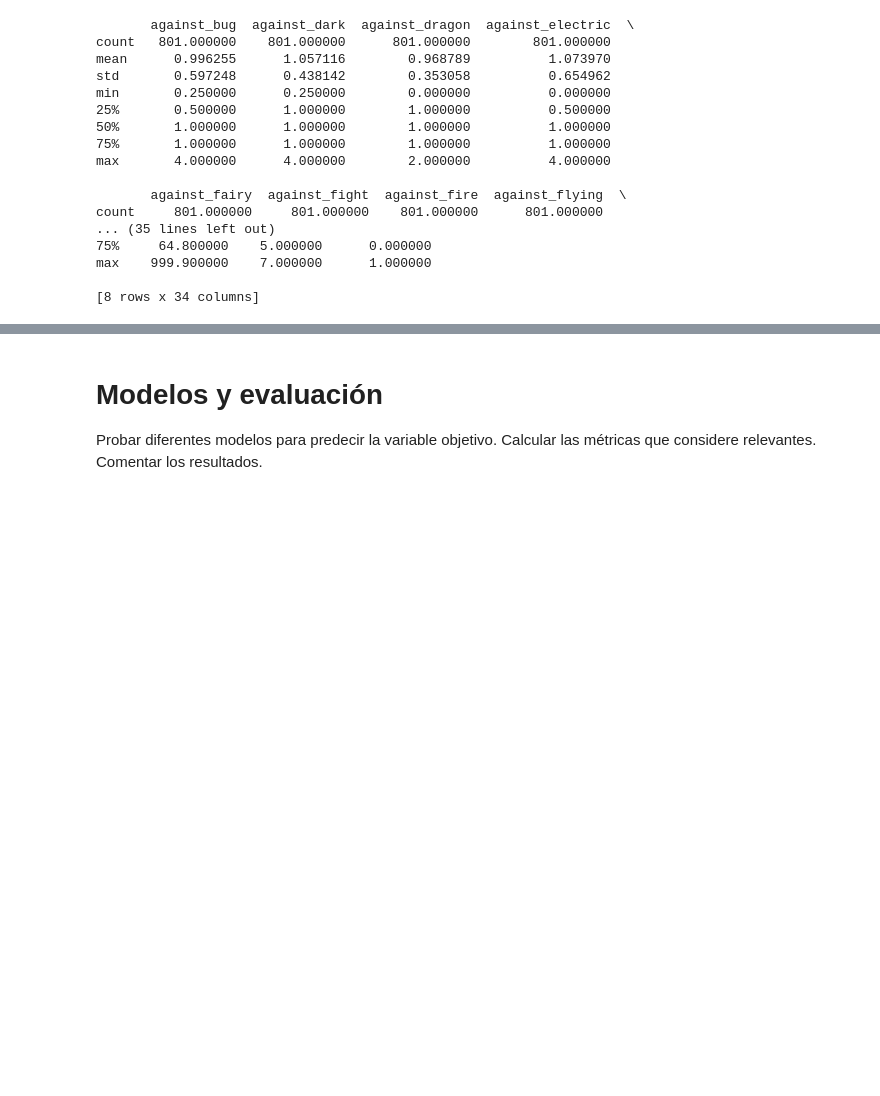
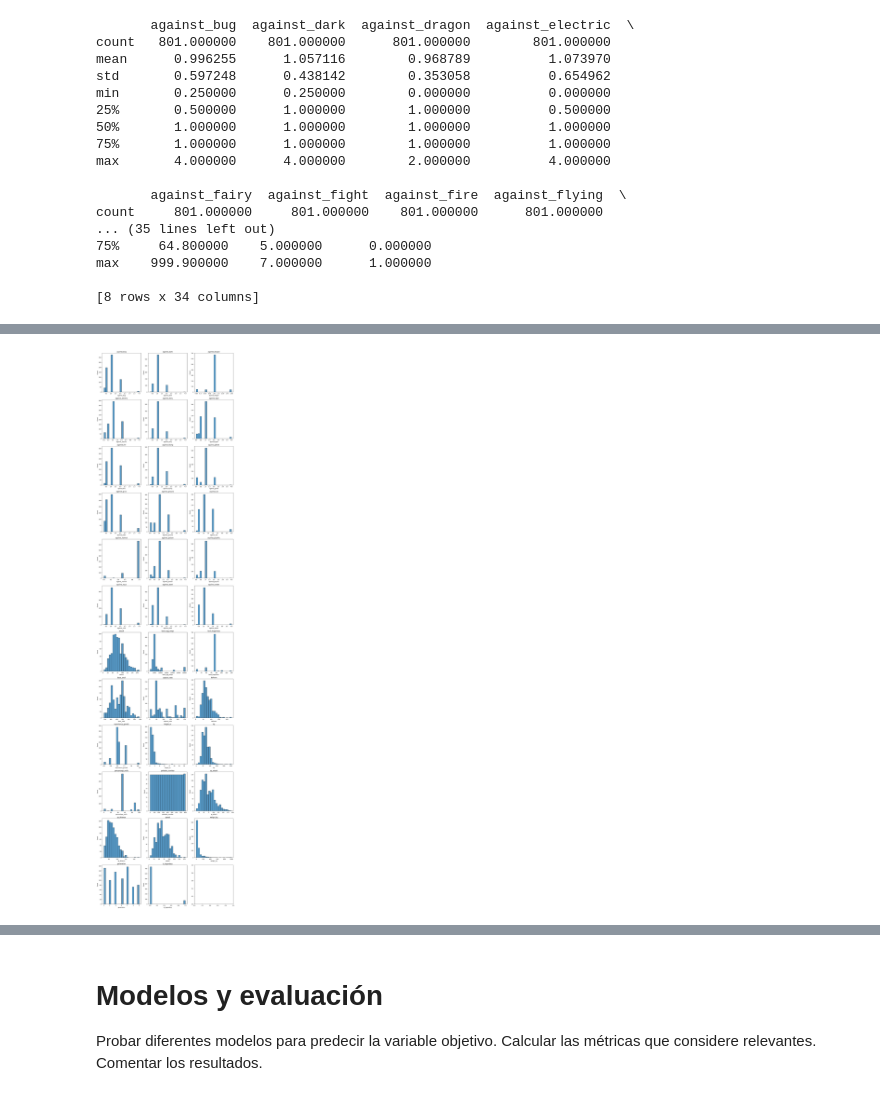
Before and after one commit to raczki/intro_ia, a Jupyter notebook: template_tp_integrador_dataset.ipynb, the cells around one changed output, grey strips where cells are left out. Drawn from its saved outputs; the diff is of its cells as text; code cells hidden in the pictures; blank space fills up the shorter version.

```diff
--- a/template_tp_integrador_dataset.ipynb
+++ b/template_tp_integrador_dataset.ipynb
@@ -162,0 +189,8 @@ Name: is_legendary, dtype: int64
+# %%
+# Veo que tiene clasificación "Meteor Pokémon", así que me quedo con 30 en vez de '30 (Meteorite)255 (Core)'
+mask = data['capture_rate'] == '30 (Meteorite)255 (Core)'
+data.loc[mask, 'capture_rate'] = 30
+print(data['capture_rate'].unique())
+
+# Y transformo la variable a numerica
+data['capture_rate'] = pd.to_numeric(data['capture_rate'], errors='coerce')
@@ -162,0 +201,10 @@ Name: is_legendary, dtype: int64
+# %%
+# Divido los datos otra vez:
+
+# Columnas numéricas
+num_cols = data.select_dtypes(include='number').columns
+print(num_cols)
+
+# Columnas categóricas
+cat_cols = data.select_dtypes(include='object').columns
+print(cat_cols)
@@ -163 +225,20 @@ Name: is_legendary, dtype: int64
+# %%
+# Explorar las variables numéricas
+if num_cols.any():
+    num_col = 3
+    num_row = -(-len(num_cols) // num_col)  # ceil division
+    fig, axs = plt.subplots(nrows=num_row, ncols=num_col, figsize=(15, 5*num_row))
+
+    for i, col in enumerate(num_cols):
+        row = i // num_col
+        sns.histplot(data[col], ax=axs[row, i % num_col], bins=20)
+        axs[row, i % num_col].set(title=col)
+
+    plt.tight_layout()
+    plt.savefig('histograms.png', dpi=300)
+    plt.show()
+else:
+    print("No hay variables numéricas en los datos.")
+# %% [output]
+[figure, added]
 # %%
```
Also changed, not shown: parts of 24 cells of this notebook, 4 other files.
